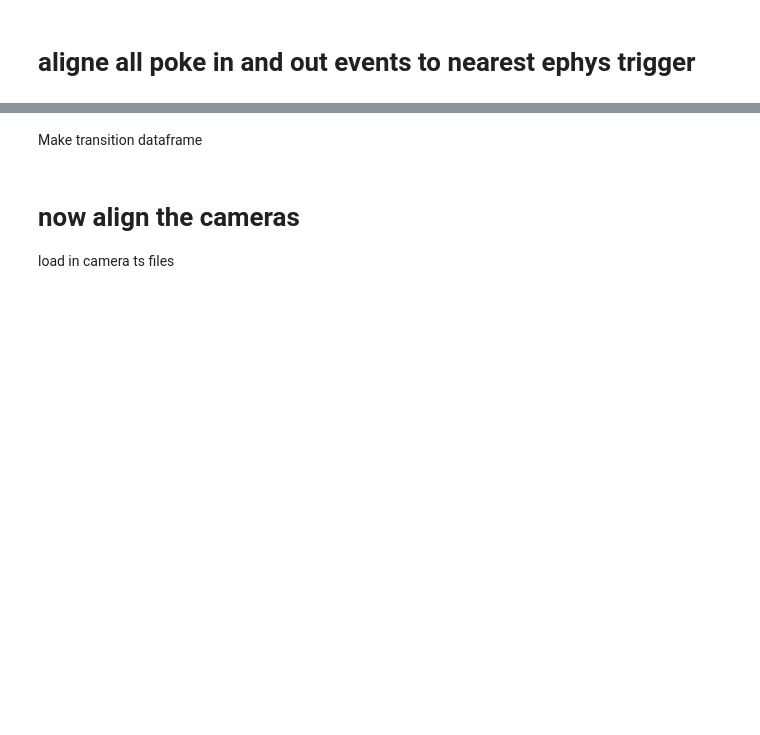
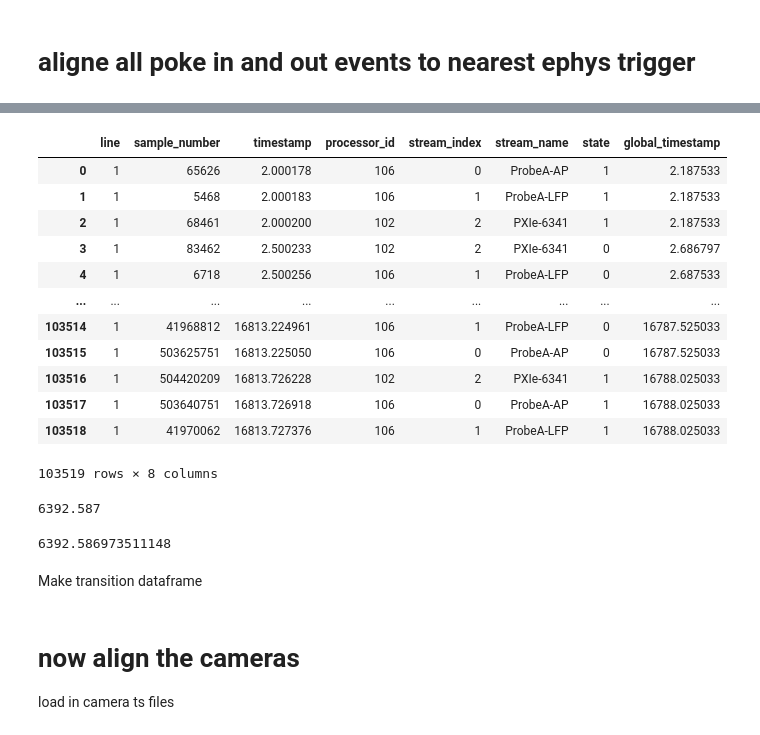
Before and after one commit to SainsburyWellcomeCentre/sequences_neuropixel_preprocess, a Jupyter notebook: 6_align_data.ipynb, the cells around one changed output, grey strips where cells are left out. Saved outputs shown, nothing was run; the diff lists cells and outputs as text; code cells hidden in the pictures; blank space fills up the shorter version.

```diff
--- a/6_align_data.ipynb
+++ b/6_align_data.ipynb
@@ -997,3 +1016,28 @@ ax1.set_ylim([-0.1, 0.1])
+# %%
+events_df
+# %% [output]
+|  | line | sample_number | timestamp | processor_id | stream_index | stream_name | state | global_timestamp |
+| 0 | 1 | 65626 | 2.000178 | 106 | 0 | ProbeA-AP | 1 | 2.187533 |
+| 1 | 1 | 5468 | 2.000183 | 106 | 1 | ProbeA-LFP | 1 | 2.187533 |
+| 2 | 1 | 68461 | 2.000200 | 102 | 2 | PXIe-6341 | 1 | 2.187533 |
+| 3 | 1 | 83462 | 2.500233 | 102 | 2 | PXIe-6341 | 0 | 2.686797 |
+| 4 | 1 | 6718 | 2.500256 | 106 | 1 | ProbeA-LFP | 0 | 2.687533 |
+| ... | ... | ... | ... | ... | ... | ... | ... | ... |
+| 103514 | 1 | 41968812 | 16813.224961 | 106 | 1 | ProbeA-LFP | 0 | 16787.525033 |
+| 103515 | 1 | 503625751 | 16813.225050 | 106 | 0 | ProbeA-AP | 0 | 16787.525033 |
+| 103516 | 1 | 504420209 | 16813.726228 | 102 | 2 | PXIe-6341 | 1 | 16788.025033 |
+| 103517 | 1 | 503640751 | 16813.726918 | 106 | 0 | ProbeA-AP | 1 | 16788.025033 |
+| 103518 | 1 | 41970062 | 16813.727376 | 106 | 1 | ProbeA-LFP | 1 | 16788.025033 |
+103519 rows × 8 columns
+# %%
+
+main_continuous_global_ts_probeA[global_ts_in_main_samples]
+# %% [output]
+6392.587
+# %%
+aligned_trial_starts_ephys_TS[0]
+# %% [output]
+6392.586973511148
 # %%
 PokeIn_Times = list(poke_data['PokeIn_Time'])
 PokeOut_Times = list(poke_data['PokeOut_Time'])
```
Also changed, not shown: parts of 12 cells of this notebook.
